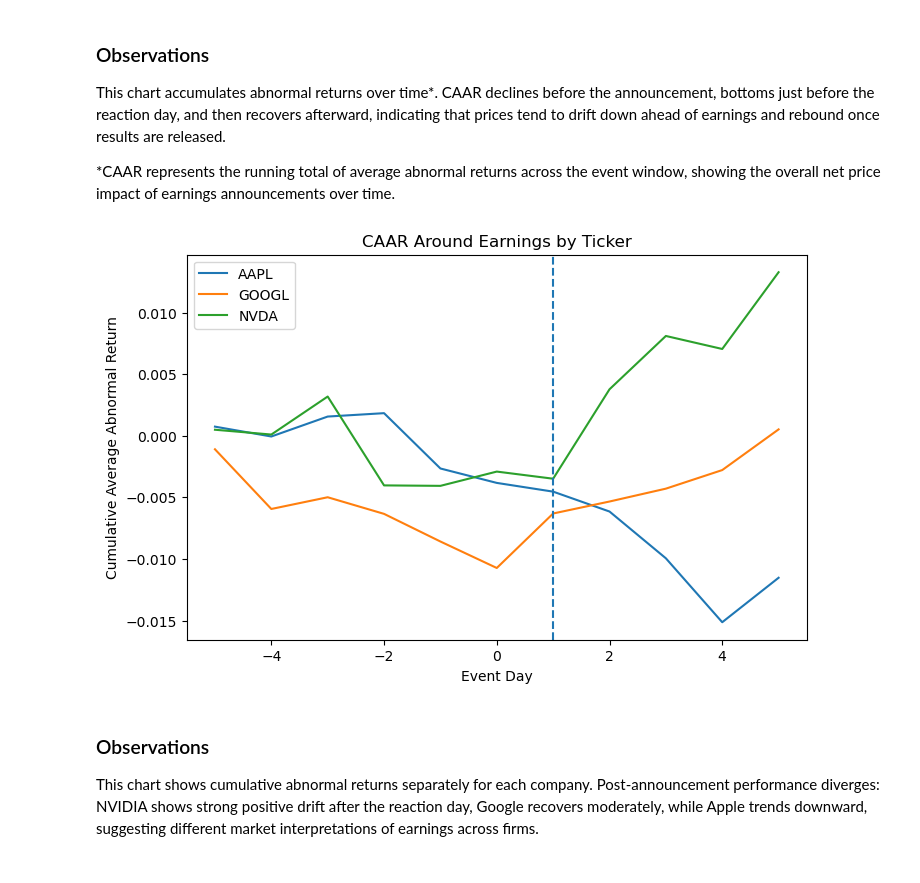
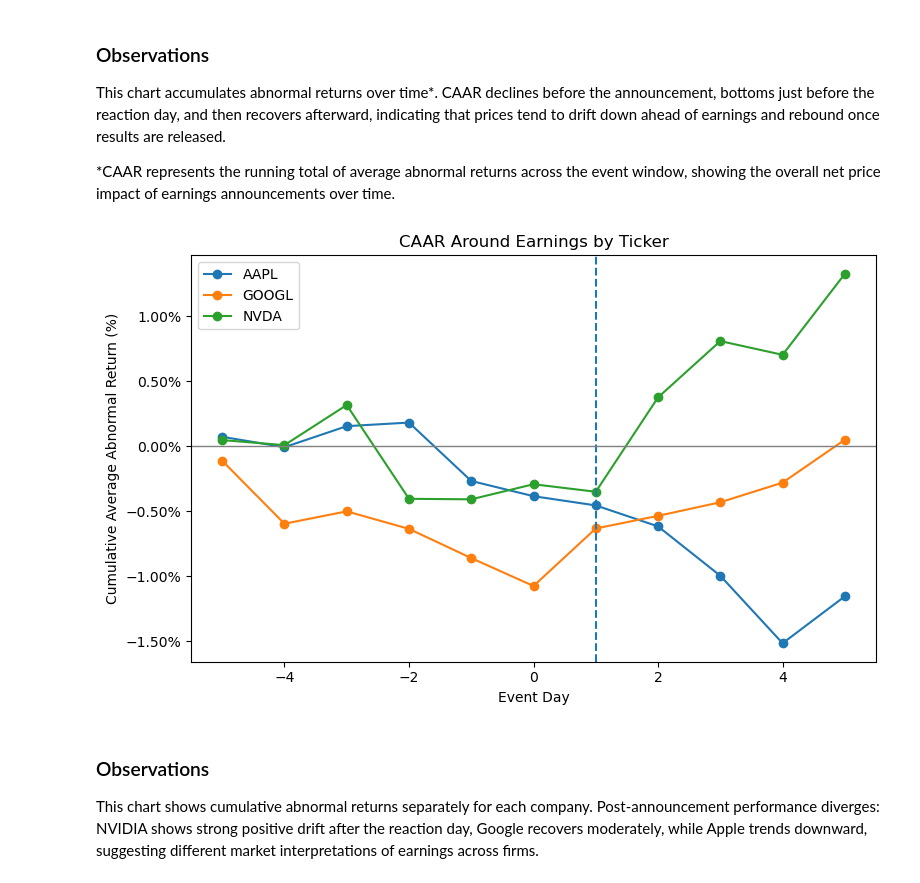
Before and after one commit to LuisParnellCook/VP_Analytics_East_West_repo, a Jupyter notebook: stock_prices_and_earnings_dates/Event Study/event_study_data.ipynb, the cells around one changed output. Saved outputs shown, nothing was run; the diff lists cells and outputs as text; code cells hidden in the pictures.

```diff
--- a/stock_prices_and_earnings_dates/Event Study/event_study_data.ipynb
+++ b/stock_prices_and_earnings_dates/Event Study/event_study_data.ipynb
@@ -481,21 +500,30 @@ plt.show()
 This chart accumulates abnormal returns over time*. CAAR declines before the announcement, bottoms just before the reaction day, and then recovers afterward, indicating that prices tend to drift down ahead of earnings and rebound once results are released.
 
 *CAAR represents the running total of average abnormal returns across the event window, showing the overall net price impact of earnings announcements over time.
-# %%
-# Plot CAAR per ticker.
-plt.figure(figsize=(8,5))
-for t in aar["ticker"].unique():
-    df_t = aar[aar["ticker"] == t]
-    plt.plot(df_t["event_day"], df_t["caar"], label=t)
-
-plt.axvline(1, linestyle="--")
-plt.title("CAAR Around Earnings by Ticker")
-plt.xlabel("Event Day")
-plt.ylabel("Cumulative Average Abnormal Return")
-plt.legend()
-plt.show()
-# %% [output]
-[figure, removed]
+# %%
+plt.figure(figsize=(8,5))
+
+for t in aar["ticker"].unique():
+    df_t = aar[aar["ticker"] == t]
+    plt.plot(df_t["event_day"], df_t["caar"], marker="o", label=t)
+
+plt.axvline(1, linestyle="--")              # Earnings released after market close
+plt.axhline(0, color="grey", linewidth=1)   # No abnormal return reference
+
+plt.title("CAAR Around Earnings by Ticker")
+plt.xlabel("Event Day")
+plt.ylabel("Cumulative Average Abnormal Return (%)")
+
+# This converts decimals → percentages on the axis
+plt.gca().yaxis.set_major_formatter(mtick.PercentFormatter(1.0))
+
+plt.legend()
+plt.tight_layout()
+plt.savefig("caar_by_ticker.png", dpi=300, bbox_inches="tight")
+
+plt.show()
+# %% [output]
+[figure, added]
 # %% [markdown]
 ### Observations
 This chart shows cumulative abnormal returns separately for each company. Post-announcement performance diverges: NVIDIA shows strong positive drift after the reaction day, Google recovers moderately, while Apple trends downward, suggesting different market interpretations of earnings across firms.
```
Also changed, not shown: parts of 19 cells of this notebook, 9 other files.
